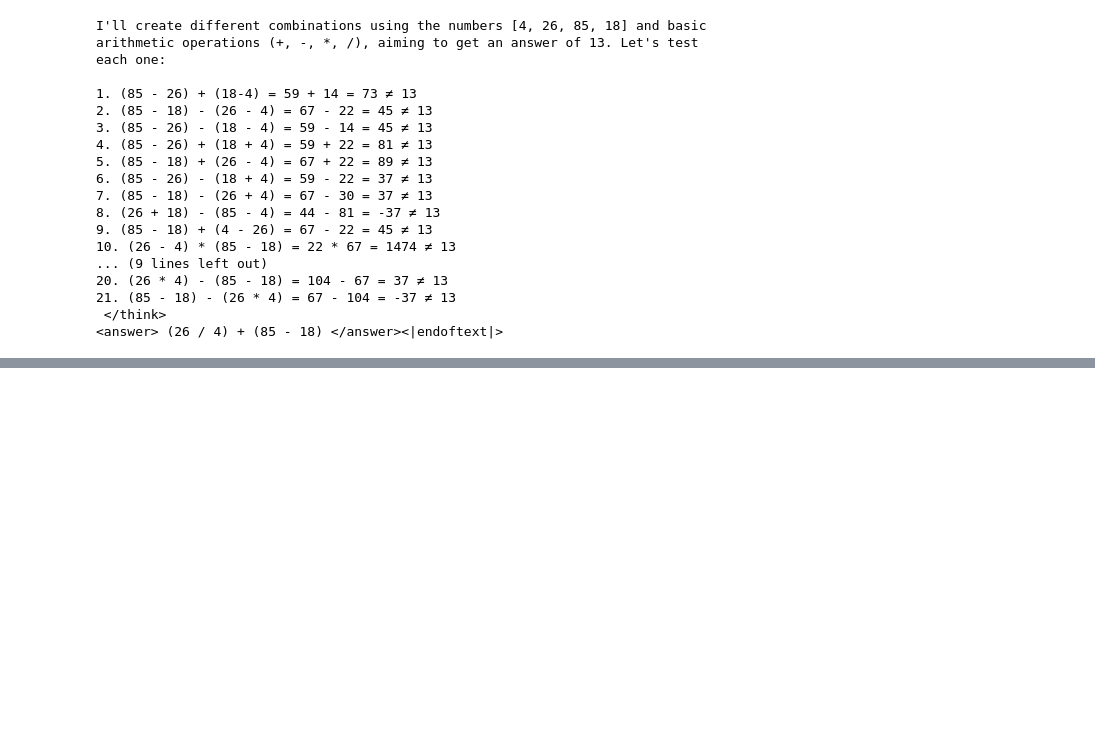
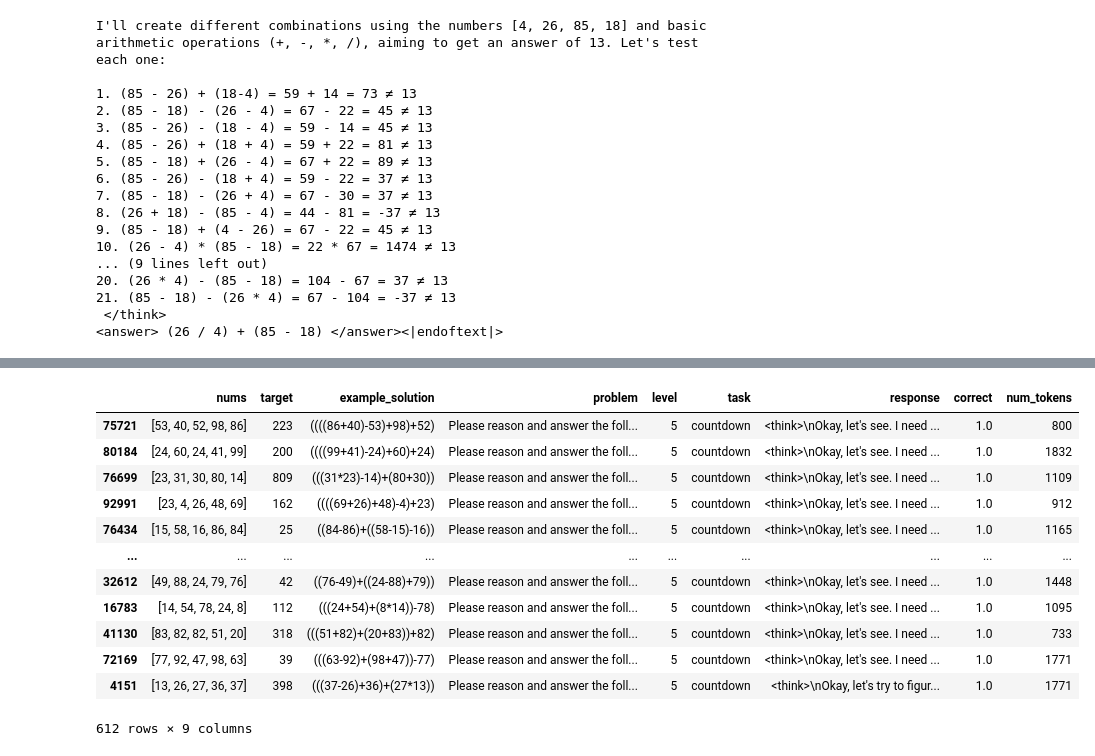
Before and after one commit to Aochong-Li/perturb-r, a Jupyter notebook: notebook/countdown.ipynb, the cells around one changed output, grey strips where cells are left out. Saved outputs shown, nothing was run; the diff lists cells and outputs as text; code cells hidden in the pictures; blank space fills up the shorter version.

```diff
--- a/notebook/countdown.ipynb
+++ b/notebook/countdown.ipynb
@@ -47,0 +103,16 @@ I'll create different combinations using the numbers [4, 26, 85, 18] and basic a
+# %%
+sample_df[sample_df["num_tokens"] <= 2048]
+# %% [output]
+|  | nums | target | example_solution | problem | level | task | response | correct | num_tokens |
+| 75721 | [53, 40, 52, 98, 86] | 223 | ((((86+40)-53)+98)+52) | Please reason and answer the foll... | 5 | countdown | <think>\nOkay, let's see. I need ... | 1.0 | 800 |
+| 80184 | [24, 60, 24, 41, 99] | 200 | ((((99+41)-24)+60)+24) | Please reason and answer the foll... | 5 | countdown | <think>\nOkay, let's see. I need ... | 1.0 | 1832 |
+| 76699 | [23, 31, 30, 80, 14] | 809 | (((31*23)-14)+(80+30)) | Please reason and answer the foll... | 5 | countdown | <think>\nOkay, let's see. I need ... | 1.0 | 1109 |
+| 92991 | [23, 4, 26, 48, 69] | 162 | ((((69+26)+48)-4)+23) | Please reason and answer the foll... | 5 | countdown | <think>\nOkay, let's see. I need ... | 1.0 | 912 |
+| 76434 | [15, 58, 16, 86, 84] | 25 | ((84-86)+((58-15)-16)) | Please reason and answer the foll... | 5 | countdown | <think>\nOkay, let's see. I need ... | 1.0 | 1165 |
+| ... | ... | ... | ... | ... | ... | ... | ... | ... | ... |
+| 32612 | [49, 88, 24, 79, 76] | 42 | ((76-49)+((24-88)+79)) | Please reason and answer the foll... | 5 | countdown | <think>\nOkay, let's see. I need ... | 1.0 | 1448 |
+| 16783 | [14, 54, 78, 24, 8] | 112 | (((24+54)+(8*14))-78) | Please reason and answer the foll... | 5 | countdown | <think>\nOkay, let's see. I need ... | 1.0 | 1095 |
+| 41130 | [83, 82, 82, 51, 20] | 318 | (((51+82)+(20+83))+82) | Please reason and answer the foll... | 5 | countdown | <think>\nOkay, let's see. I need ... | 1.0 | 733 |
+| 72169 | [77, 92, 47, 98, 63] | 39 | (((63-92)+(98+47))-77) | Please reason and answer the foll... | 5 | countdown | <think>\nOkay, let's see. I need ... | 1.0 | 1771 |
+| 4151 | [13, 26, 27, 36, 37] | 398 | (((37-26)+36)+(27*13)) | Please reason and answer the foll... | 5 | countdown | <think>\nOkay, let's try to figur... | 1.0 | 1771 |
+612 rows × 9 columns
```
Also changed, not shown: parts of 32 cells of this notebook, 4 other files.
